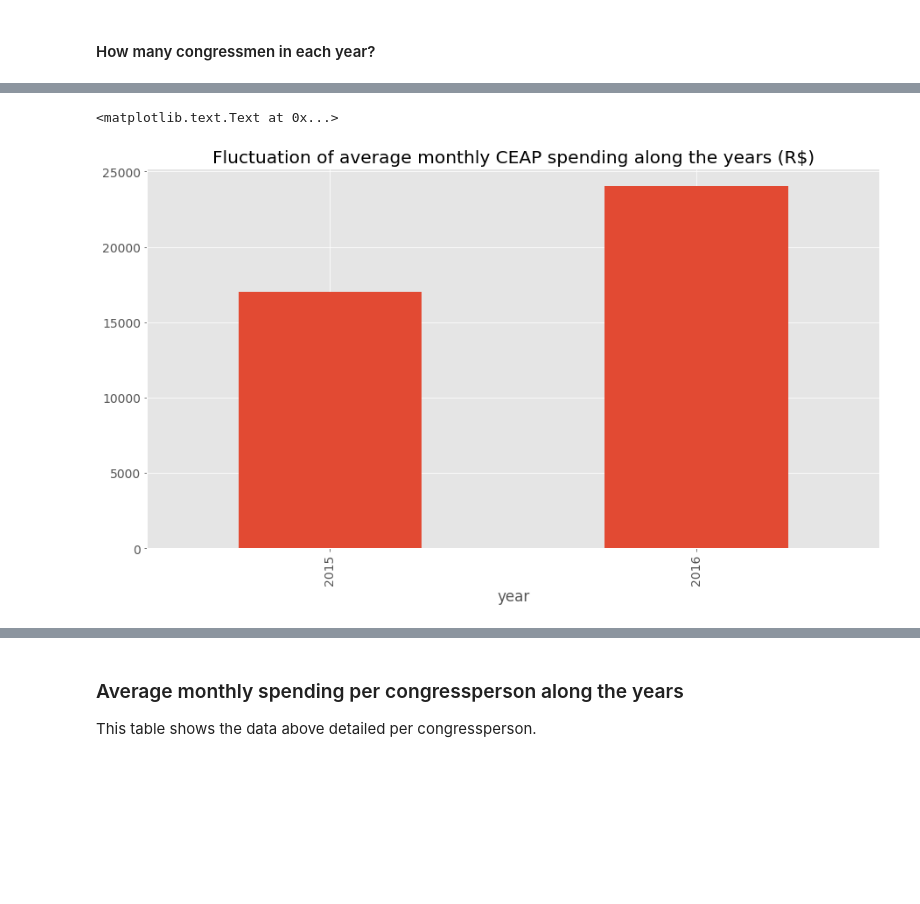
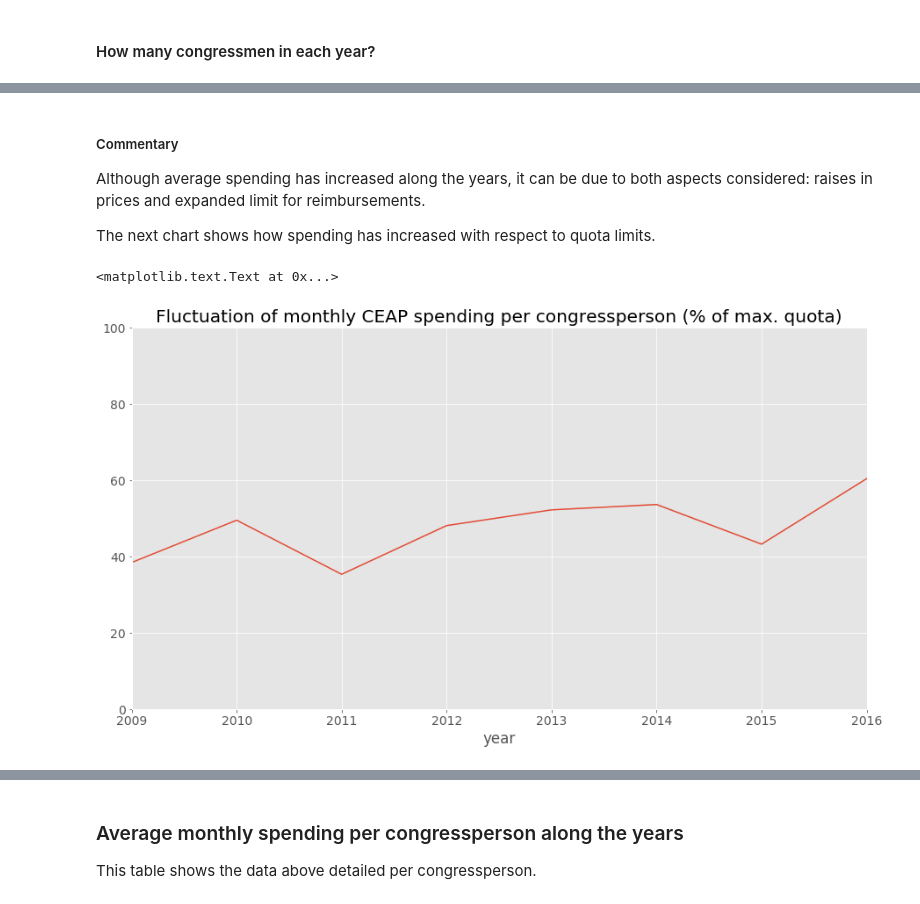
Before and after one commit to luipillmann/serenata-de-amor, a Jupyter notebook: develop/2017-05-01-luipillmann-intro-to-reimbursements.ipynb, the cells around one changed output, grey strips where cells are left out. Drawn from its saved outputs; the diff is of its cells as text; code cells hidden in the pictures; blank space fills up the shorter version.

Commit message:
reformulated intro with inflation and ceap limits. Added commentaries to main charts.

```diff
--- a/develop/2017-05-01-luipillmann-intro-to-reimbursements.ipynb
+++ b/develop/2017-05-01-luipillmann-intro-to-reimbursements.ipynb
@@ -71,5 +73,5 @@ Here, filters by state, party, years, etc. can be applied.
 # %%
 # Filters only most recent years (from 2015)
-r = r[(r.year == 2015) | (r.year == 2016) | (r.year == 2017)]
+#r = r[(r.year == 2015) | (r.year == 2016) | (r.year == 2017)]
 
-r.head()
+#r.head()
@@ -93,7 +88,7 @@ years = r.year.unique()
 # Computes unique names in each year and saves into a pd.Series
 d = dict()
 for y in years:
-    d[y] = len(r[r.year == y].congressperson_name.unique())
+    d[y] = r[r.year == y].congressperson_name.nunique()
 
 s = pd.Series(d)
 s
@@ -112,0 +175,25 @@ plt.title('Qtdy of congressmen listed per year')
+# %%
+all_years = ipca_years
+
+# Calculates CAGR according to data available (CEAP@2009 and CEAP@2017), using the CEAP average among states
+cagr = ((ceap_limit_states.ceap_2017.mean() / ceap_limit_states.ceap_2009.mean())**(1./(2017-2009)) - 1)
+
+# Computes estimated CEAP values for years in between 2009 and 2017 using CAGR
+ceap_values = []
+for i in range(2017-2009):
+    if i == 0:
+        ceap_values.append(ceap_limit_states.ceap_2009.mean())
+    elif i == (r.year.nunique() - 1):
+        ceap_values.append(ceap_limit_states.ceap_2017.mean())
+    else:
+        ceap_values.append(ceap_values[i-1] * (1 + cagr))
+
+# Creates df with all years
+ceap_limit_years = pd.DataFrame({
+    'year': all_years,
+    'max_avg_ceap': ceap_values
+})
+
+# Filters only by years in dataset
+ceap_limit_years = ceap_limit_years[ceap_limit_years['year'].isin(r.year.unique())].set_index('year')
+ceap_limit_years.head()
@@ -114,5 +209,12 @@ plt.title('Qtdy of congressmen listed per year')
 # Groups by name summing up spendings
 a = r.groupby(['year']).sum().drop('month', 1)
 a['congressmen_qty'] = s
-a['monthly_value_per_congressmen'] = a['total_net_value'] / a['congressmen_qty'] / 12
+a['avg_monthly_value_per_congressmen'] = a['total_net_value'] / a['congressmen_qty'] / 12
 a = a.drop(2017, 0)  # Neglets 2017
+
+# Adds columns for CEAP limits and IPCA indexes
+a['max_avg_ceap'] = ceap_limit_years['max_avg_ceap']
+a['pct_of_quota_used'] = (a['avg_monthly_value_per_congressmen'] / a['max_avg_ceap']) * 100
+a['ipca'] = ipca['ipca']
+a['acc_ipca'] = (a['ipca'] + 1).cumprod() - 1
+a
@@ -119,6 +252,12 @@ a = a.drop(2017, 0)  # Neglets 2017
+# %% [markdown]
+##### Commentary
+Although average spending has increased along the years, it can be due to both aspects considered: raises in prices and expanded limit for reimbursements.
+
+The next chart shows how spending has increased with respect to quota limits.
 # %%
-a.monthly_value_per_congressmen.plot(kind='bar')
-plt.title('Fluctuation of average monthly CEAP spending along the years (R$)')
+a.pct_of_quota_used.plot()
+plt.ylim((0,100))
+plt.title('Fluctuation of monthly CEAP spending per congressperson (% of max. quota)')
 # %% [output]
 <matplotlib.text.Text at 0x...>
-[figure, old version]
+[figure, new version]
```
Also changed, not shown: parts of 52 cells of this notebook, 2 other files.
